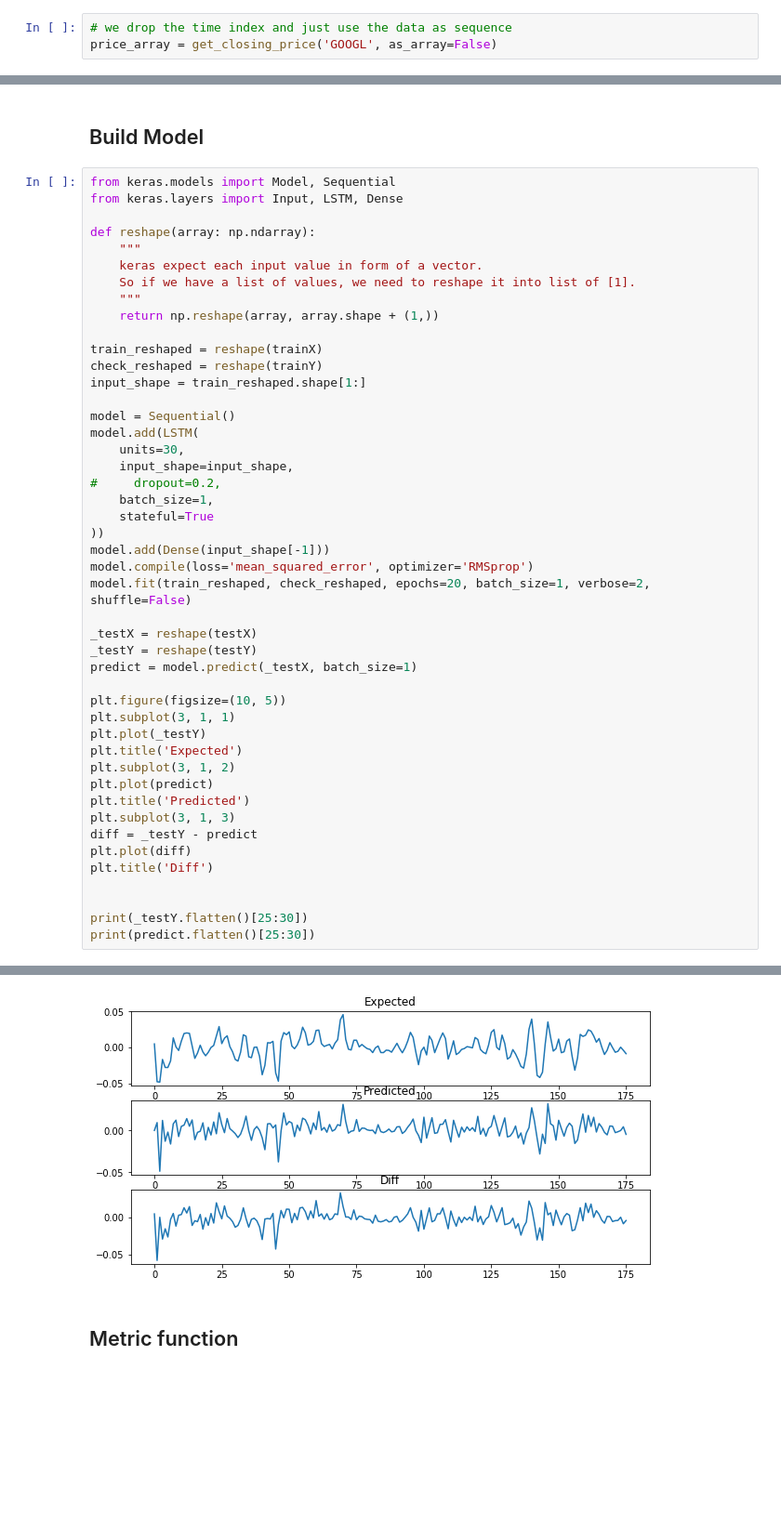
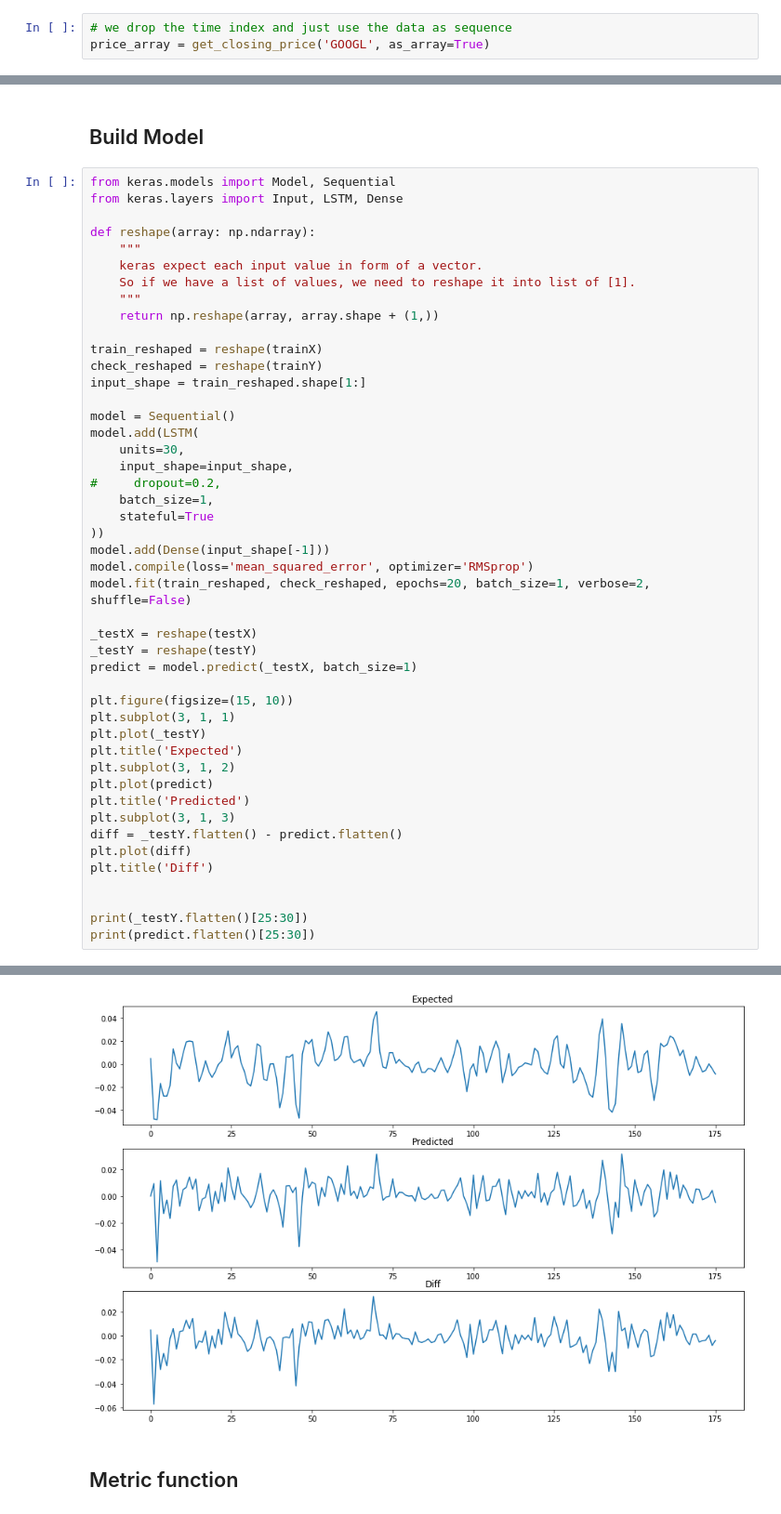
Before and after one commit to vhquang/machine-learning, a Jupyter notebook: stock-price.ipynb, the cells around one changed output, grey strips where cells are left out. Shown at 93% size. Saved outputs shown, nothing was run; the diff lists cells and outputs as text; blank space fills up the shorter version.

```diff
--- a/stock-price.ipynb
+++ b/stock-price.ipynb
@@ -100,7 +100,7 @@ date
 Name: close, dtype: float64
 # %%
 # we drop the time index and just use the data as sequence
-price_array = get_closing_price('GOOGL', as_array=False)
+price_array = get_closing_price('GOOGL', as_array=True)
 # %%
 from pandas.plotting import autocorrelation_plot
 # TODO how is the autocorrelation relate to the data?
@@ -164,7 +164,7 @@ _testX = reshape(testX)
 _testY = reshape(testY)
 predict = model.predict(_testX, batch_size=1)
 
-plt.figure(figsize=(10, 5))
+plt.figure(figsize=(15, 10))
 plt.subplot(3, 1, 1)
 plt.plot(_testY)
 plt.title('Expected')
@@ -172,7 +172,7 @@ plt.subplot(3, 1, 2)
 plt.plot(predict)
 plt.title('Predicted')
 plt.subplot(3, 1, 3)
-diff = _testY - predict
+diff = _testY.flatten() - predict.flatten()
 plt.plot(diff)
 plt.title('Diff')
 
@@ -200,4 +200,4 @@ Epoch 20/20
-[figure, old version]
+[figure, new version]
 # %% [markdown]
 ## Metric function
 # %% [markdown]
```
Also changed, not shown: parts of 8 cells of this notebook, 2 other files.
